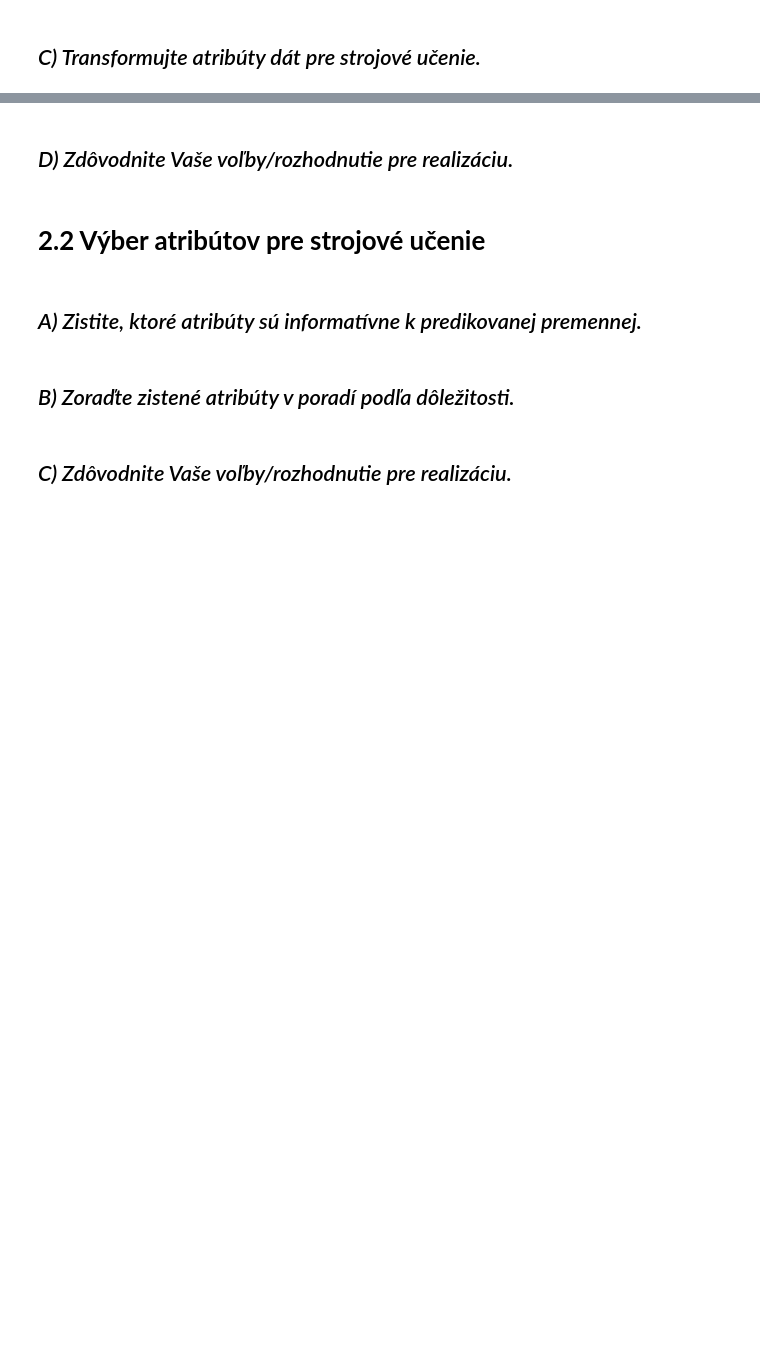
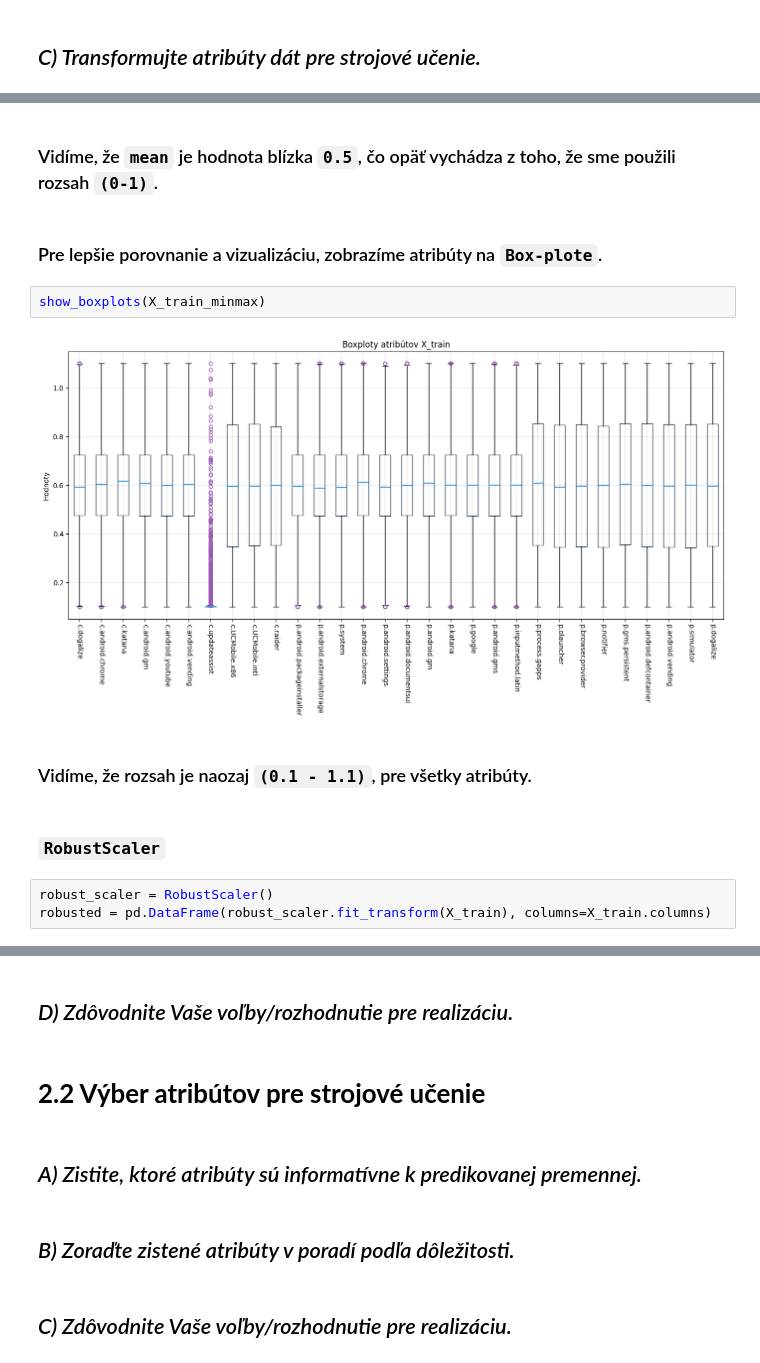
Before and after one commit to Mmathieus/IAU-project, a Jupyter notebook: zadanie2.ipynb, the cells around one changed output, grey strips where cells are left out. Cells and saved outputs as stored; diff of their text form; blank space fills up the shorter version.

```diff
--- a/zadanie2.ipynb
+++ b/zadanie2.ipynb
@@ -185,0 +244,16 @@ Name: count, dtype: int64
+# %% [markdown]
+### Vidíme, že `mean` je hodnota blízka `0.5`, čo opäť vychádza z toho, že sme použili rozsah `(0-1)`.
+# %% [markdown]
+### Pre lepšie porovnanie a vizualizáciu, zobrazíme atribúty na `Box-plote`.
+# %%
+show_boxplots(X_train_minmax)
+# %% [output]
+[figure, added]
+# %% [markdown]
+### Vidíme, že rozsah je naozaj `(0.1 - 1.1)`, pre všetky atribúty.
+# %% [markdown]
+#
+### `RobustScaler`
+# %%
+robust_scaler = RobustScaler()
+robusted = pd.DataFrame(robust_scaler.fit_transform(X_train), columns=X_train.columns)
```
Also changed, not shown: parts of 65 cells of this notebook.
